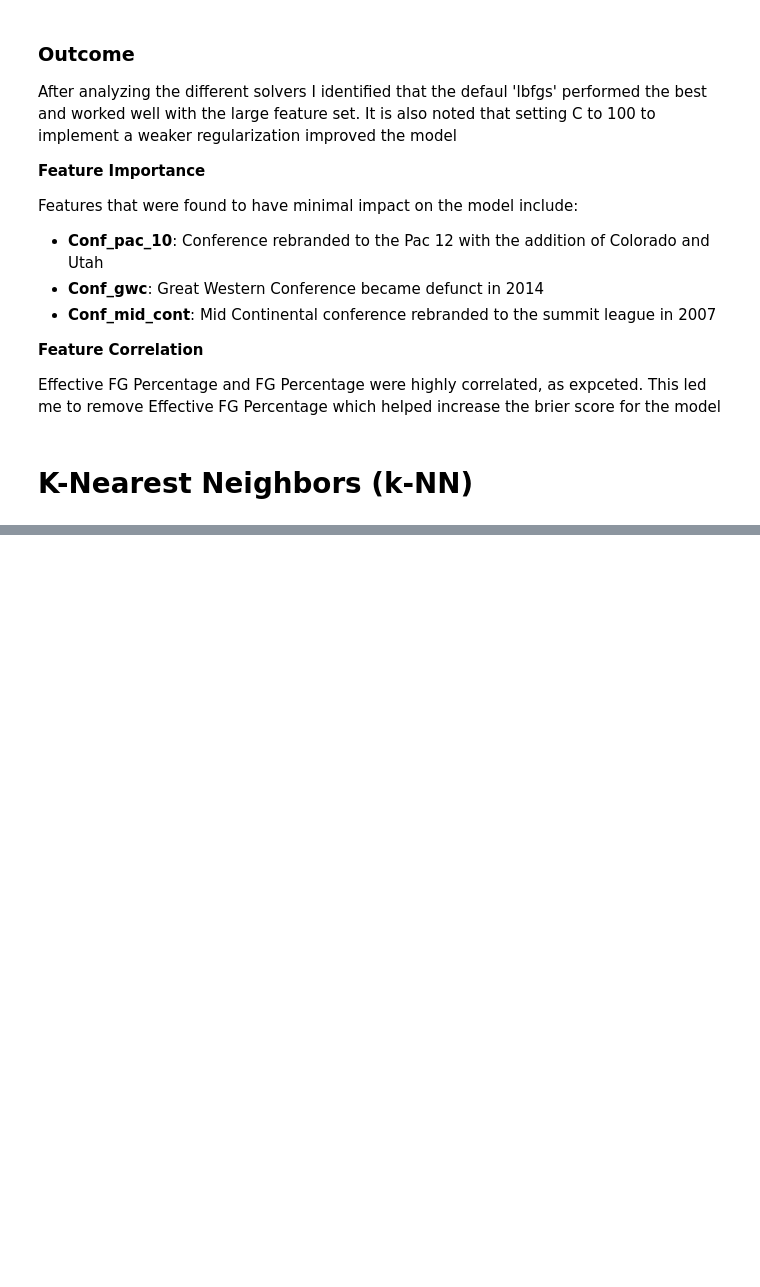
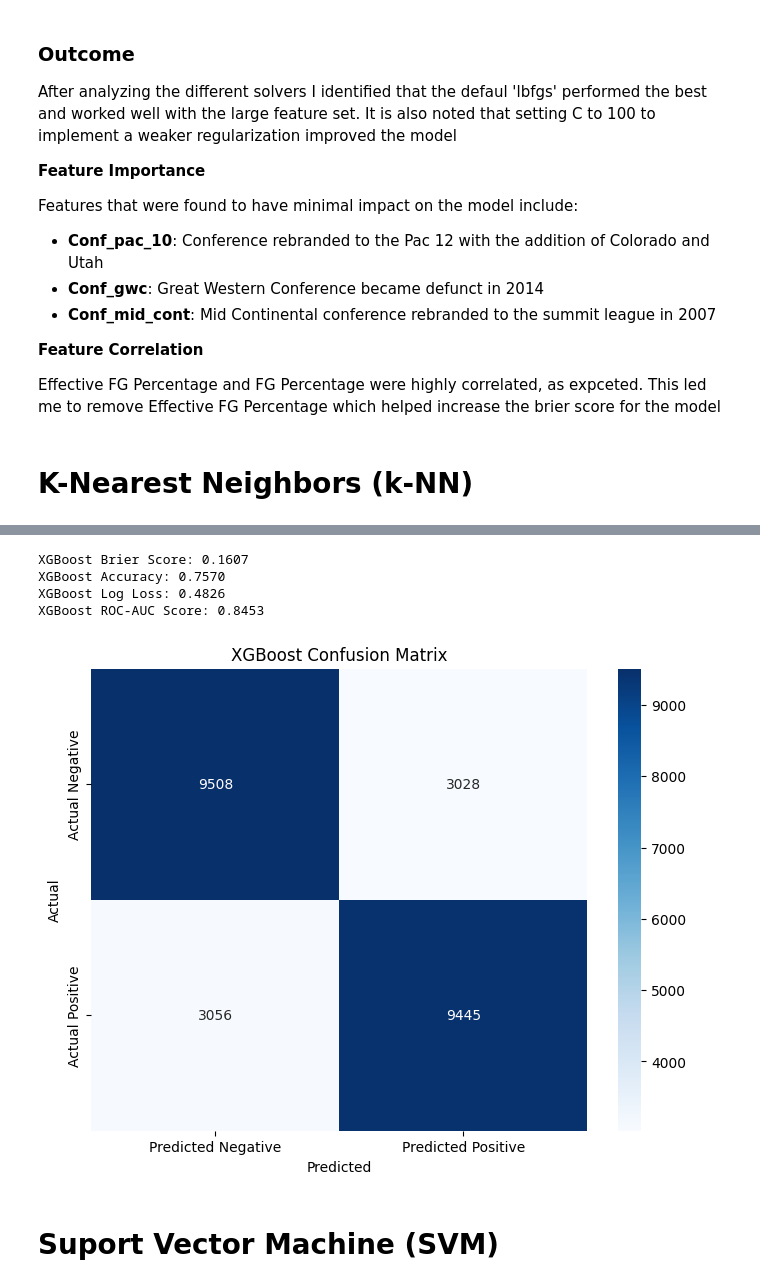
Before and after one commit to alexreid-14/March_ML_Mania_2025, a Jupyter notebook: modeling/reg_season_ml_model.ipynb, the cells around one changed output, grey strips where cells are left out. Cells and saved outputs as stored; diff of their text form; code cells hidden in the pictures; blank space fills up the shorter version.

```diff
--- a/modeling/reg_season_ml_model.ipynb
+++ b/modeling/reg_season_ml_model.ipynb
@@ -198,0 +263,44 @@ print(f"Decision Tree Accuracy: {dt_score:.4f}")
+# %%
+# Train the tuned XGBoost model
+xgb_model = xgb.XGBClassifier(
+    objective="binary:logistic", eval_metric="logloss",
+    subsample=0.875, n_estimators=400, min_child_weight=1, max_depth=3,
+    learning_rate=0.1711, colsample_bytree=0.875
+)
+xgb_model.fit(X_train, y_train)
+
+# Make predictions on the test set
+y_pred_xgb = xgb_model.predict(X_test)
+y_pred_probs_xgb = xgb_model.predict_proba(X_test)[:, 1]
+
+# Calculate evaluation metrics
+xgb_brier = brier_score_loss(y_test, y_pred_probs_xgb)
+print(f'XGBoost Brier Score: {xgb_brier:.4f}')
+
+xgb_accuracy = accuracy_score(y_test, y_pred_xgb)
+print(f'XGBoost Accuracy: {xgb_accuracy:.4f}')
+
+xgb_logloss = log_loss(y_test, y_pred_probs_xgb)
+print(f'XGBoost Log Loss: {xgb_logloss:.4f}')
+
+xgb_auc = roc_auc_score(y_test, y_pred_probs_xgb)
+print(f'XGBoost ROC-AUC Score: {xgb_auc:.4f}')
+
+# Calculate and display the confusion matrix
+xgb_conf_matrix = confusion_matrix(y_test, y_pred_xgb)
+
+# Plot the confusion matrix
+plt.figure(figsize=(8, 6))
+sns.heatmap(xgb_conf_matrix, annot=True, fmt='d', cmap='Blues', xticklabels=['Predicted Negative', 'Predicted Positive'], yticklabels=['Actual Negative', 'Actual Positive'])
+plt.xlabel('Predicted')
+plt.ylabel('Actual')
+plt.title('XGBoost Confusion Matrix')
+plt.show()
+# %% [output]
+XGBoost Brier Score: 0.1607
+XGBoost Accuracy: 0.7570
+XGBoost Log Loss: 0.4826
+XGBoost ROC-AUC Score: 0.8453
+[figure, added]
+# %% [markdown]
+# Suport Vector Machine (SVM)
```
Also changed, not shown: parts of 12 cells of this notebook, 1 other file.
